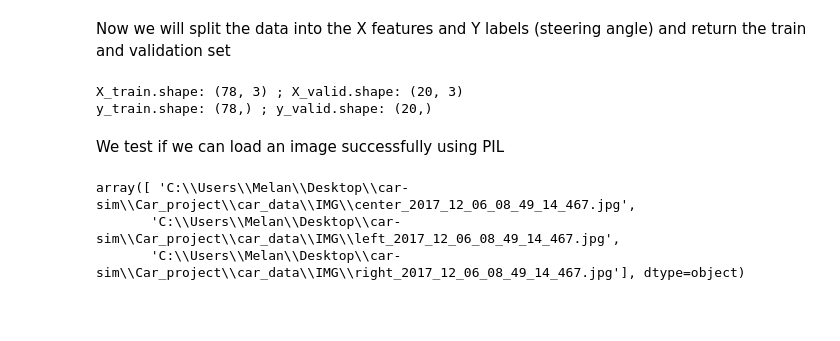
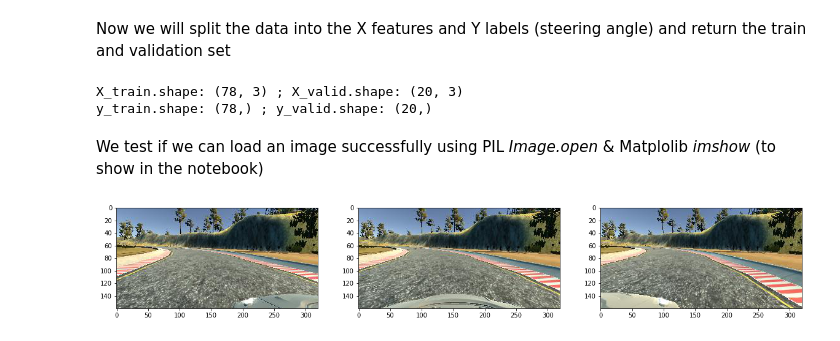
Before and after one commit to MelanVijayaratnam/self-driving, a Jupyter notebook: self-driving.ipynb, the cells around one changed output. Saved outputs shown, nothing was run; the diff lists cells and outputs as text; code cells hidden in the pictures; blank space fills up the shorter version.

Commit message:
Show camera images

```diff
--- a/self-driving.ipynb
+++ b/self-driving.ipynb
@@ -119,4 +122,4 @@ print("y_train.shape:", y_train.shape, "; y_valid.shape:", y_valid.shape)
 X_train.shape: (78, 3) ; X_valid.shape: (20, 3)
 y_train.shape: (78,) ; y_valid.shape: (20,)
 # %% [markdown]
-We test if we can load an image successfully using PIL
+We test if we can load an image successfully using PIL <i>Image.open</i> & Matplolib <i>imshow</i> (to show in the notebook)
@@ -129,6 +126,23 @@ img.show()
-# %%
-X_train[0]
-# %% [output]
-array([ 'C:\\Users\\Melan\\Desktop\\car-sim\\Car_project\\car_data\\IMG\\center_2017_12_06_08_49_14_467.jpg',
-       'C:\\Users\\Melan\\Desktop\\car-sim\\Car_project\\car_data\\IMG\\left_2017_12_06_08_49_14_467.jpg',
-       'C:\\Users\\Melan\\Desktop\\car-sim\\Car_project\\car_data\\IMG\\right_2017_12_06_08_49_14_467.jpg'], dtype=object)
+# %%
+img_1 = X_train[0][0]
+img_center = Image.open(img_1)
+
+img_2 = X_train[0][1]
+img_left = Image.open(img_2)
+
+img_3 = X_train[0][2]
+img_right = Image.open(img_3)
+
+plt.figure(1, figsize=(20, 12))
+plt.subplot(332)
+plt.imshow(img_center)
+
+plt.subplot(331)
+plt.imshow(img_left)
+
+plt.subplot(333)
+plt.imshow(img_right)
+
+plt.show()
+# %% [output]
+[figure, added]
```
Also changed, not shown: parts of 3 cells of this notebook.
